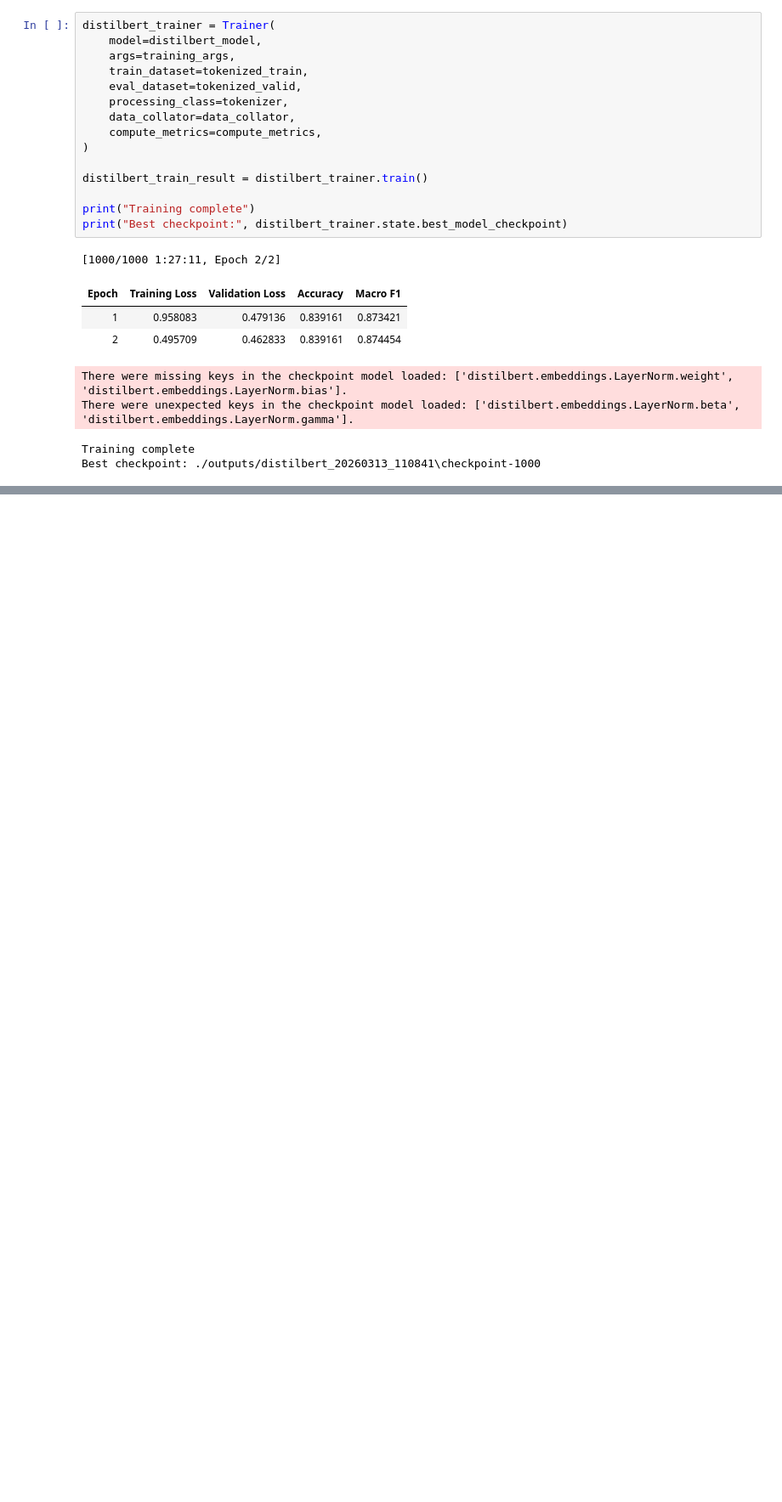
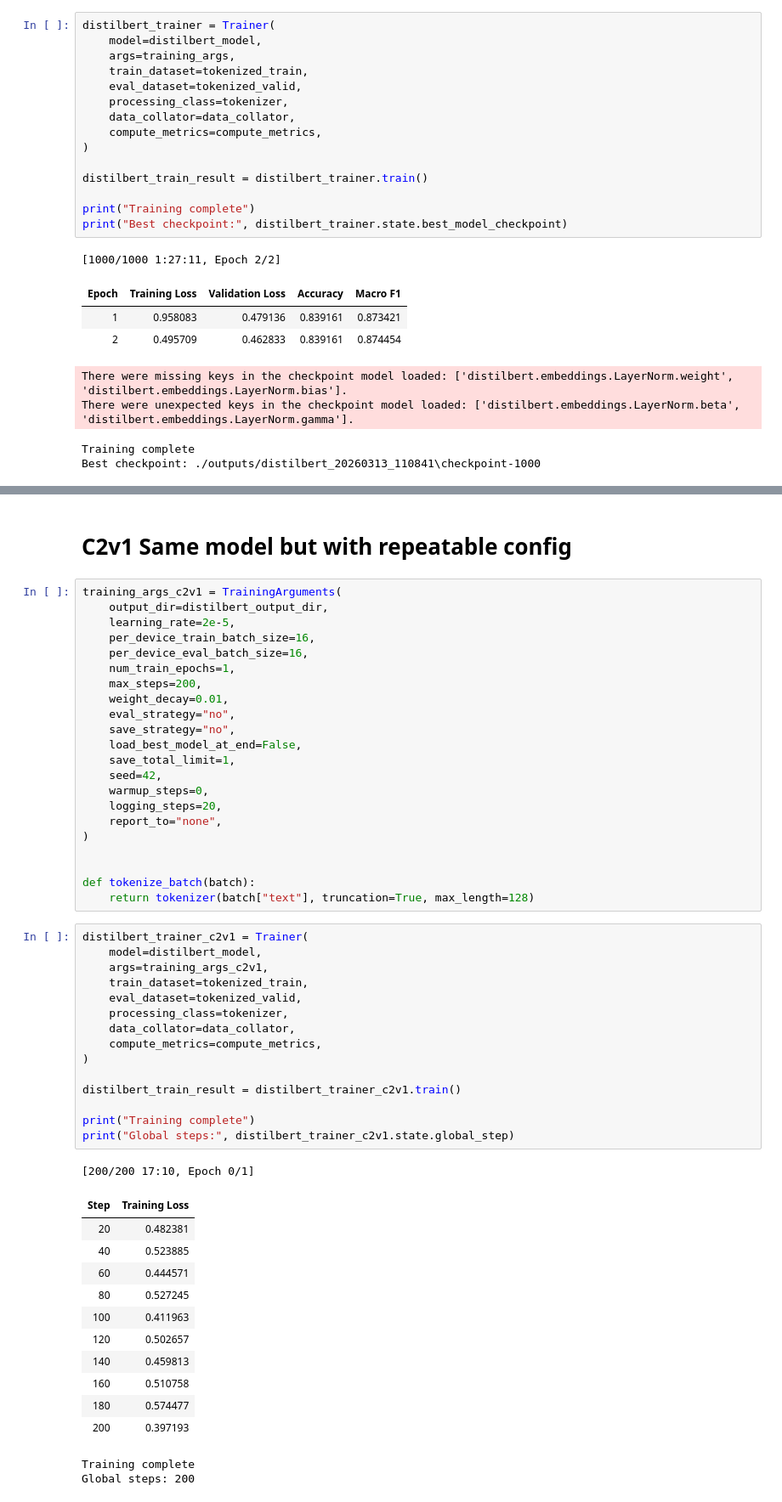
Before and after one commit to JAHollands/L7-EPA-Incident-Intelligence-Pipeline, a Jupyter notebook: notebooks/05_train_model.ipynb, the cells around one changed output, grey strips where cells are left out. Shown at 85% size. Drawn from its saved outputs; the diff is of its cells as text; blank space fills up the shorter version.

```diff
--- a/notebooks/05_train_model.ipynb
+++ b/notebooks/05_train_model.ipynb
@@ -736,0 +757,54 @@ Best checkpoint: ./outputs/distilbert_20260313_110841\checkpoint-1000
+# %% [markdown]
+# C2v1 Same model but with repeatable config
+# %%
+training_args_c2v1 = TrainingArguments(
+    output_dir=distilbert_output_dir,
+    learning_rate=2e-5,
+    per_device_train_batch_size=16,
+    per_device_eval_batch_size=16,
+    num_train_epochs=1,
+    max_steps=200,
+    weight_decay=0.01,
+    eval_strategy="no",
+    save_strategy="no",
+    load_best_model_at_end=False,
+    save_total_limit=1,
+    seed=42,
+    warmup_steps=0,
+    logging_steps=20,
+    report_to="none",
+)
+
+
+def tokenize_batch(batch):
+    return tokenizer(batch["text"], truncation=True, max_length=128)
+# %%
+distilbert_trainer_c2v1 = Trainer(
+    model=distilbert_model,
+    args=training_args_c2v1,
+    train_dataset=tokenized_train,
+    eval_dataset=tokenized_valid,
+    processing_class=tokenizer,
+    data_collator=data_collator,
+    compute_metrics=compute_metrics,
+)
+
+distilbert_train_result = distilbert_trainer_c2v1.train()
+
+print("Training complete")
+print("Global steps:", distilbert_trainer_c2v1.state.global_step)
+# %% [output]
+[200/200 17:10, Epoch 0/1]
+| Step | Training Loss |
+| 20 | 0.482381 |
+| 40 | 0.523885 |
+| 60 | 0.444571 |
+| 80 | 0.527245 |
+| 100 | 0.411963 |
+| 120 | 0.502657 |
+| 140 | 0.459813 |
+| 160 | 0.510758 |
+| 180 | 0.574477 |
+| 200 | 0.397193 |
+Training complete
+Global steps: 200
```
Also changed, not shown: parts of 3 cells of this notebook.
